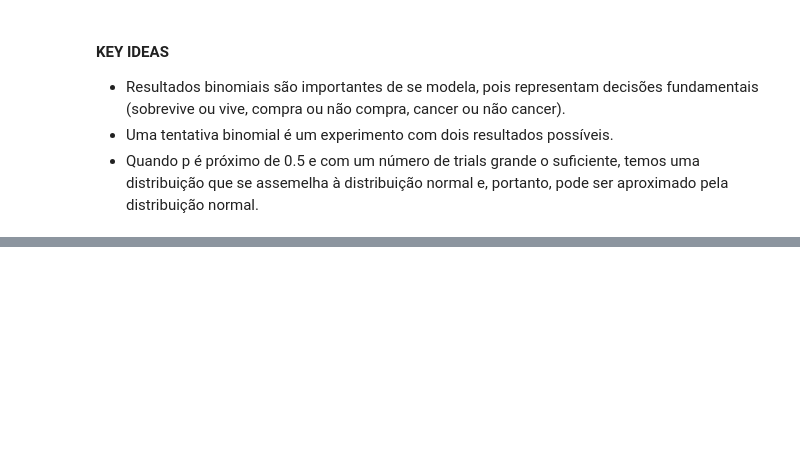
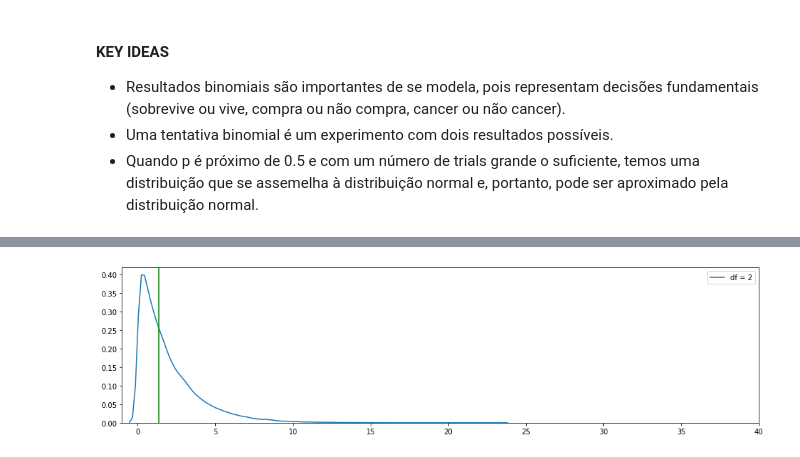
Before and after one commit to hoadcoder/SundayLearning, a Jupyter notebook: notebooks/content/15_sampling.ipynb, the cells around one changed output, grey strips where cells are left out. Drawn from its saved outputs; the diff is of its cells as text; code cells hidden in the pictures; blank space fills up the shorter version.

```diff
--- a/notebooks/content/15_sampling.ipynb
+++ b/notebooks/content/15_sampling.ipynb
@@ -460,0 +479,14 @@ print(cum_perc, "%")
+# %%
+degrees_of_freedom = [2]
+
+plt.figure(figsize=(16, 4))
+
+for df in degrees_of_freedom:
+    chi2 = stats.chi2.rvs(df, size=100_000)
+    chi2 = chi2[(chi2 <= 40)]
+    sns.distplot(chi2, hist=False, label=f"df = {df}")
+
+plt.xlim(-1, 40)
+plt.axvline(np.quantile(chi2, .5), color="green");
+# %% [output]
+[figure, added]
```
Also changed, not shown: parts of 22 cells of this notebook, 1 other file.
